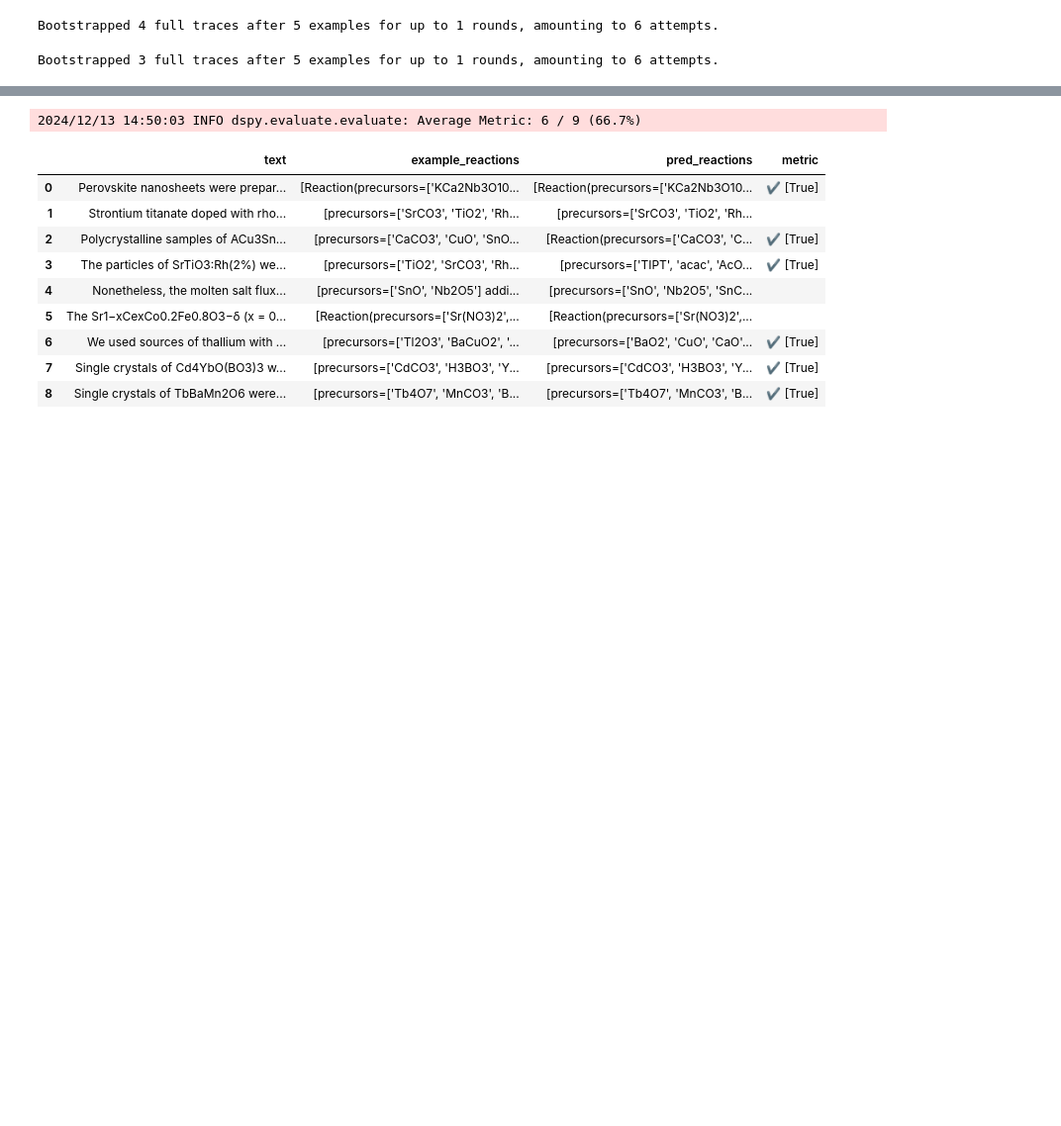
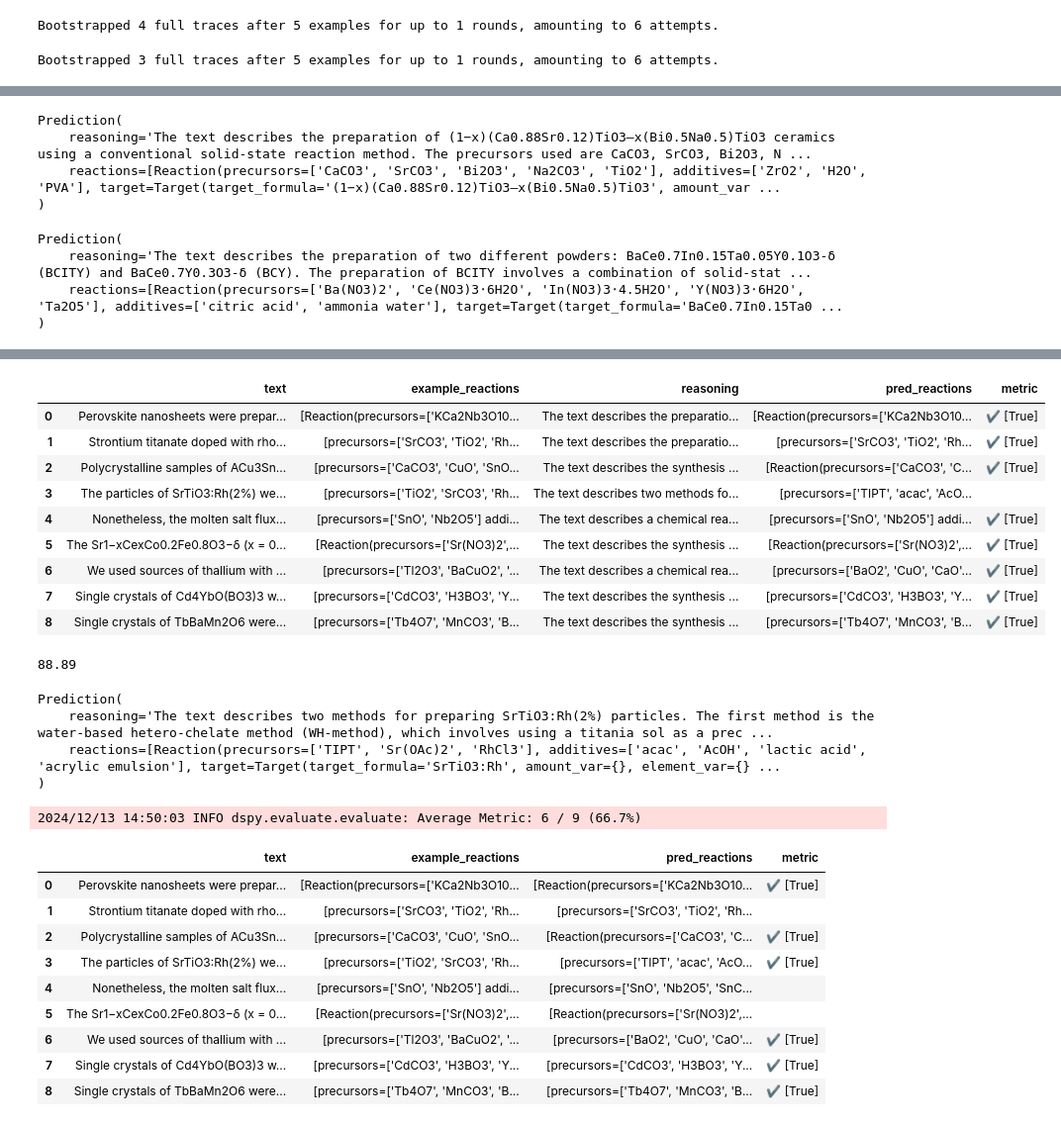
Before and after one commit to Sci-Extract/sisyphus, a Jupyter notebook: program_optimization.ipynb, the cells around one changed output, grey strips where cells are left out. Shown: that part at 99% size. Saved outputs shown, nothing was run; the diff lists cells and outputs as text; code cells hidden in the pictures; blank space fills up the shorter version.

```diff
--- a/program_optimization.ipynb
+++ b/program_optimization.ipynb
@@ -91,3 +91,6 @@ Also extract intermediate reactions and label them as such."""
 QA.__doc__ = doc
 # %%
 QA.__doc__ = "extract reactions from given text"
+# %%
+extractor = ExtractReactionWithType()
+extractor.predictor.extended_signature
@@ -169,0 +196,17 @@ evaluate = Evaluate(devset=devset, metric=metric, num_threads=10, display_progre
+# %%
+extractor(text=train[0].text)
+# %% [output]
+Prediction(
+    reasoning='The text describes the preparation of (1−x)(Ca0.88Sr0.12)TiO3–x(Bi0.5Na0.5)TiO3 ceramics using a conventional solid-state reaction method. The precursors used are CaCO3, SrCO3, Bi2O3, N ...
+    reactions=[Reaction(precursors=['CaCO3', 'SrCO3', 'Bi2O3', 'Na2CO3', 'TiO2'], additives=['ZrO2', 'H2O', 'PVA'], target=Target(target_formula='(1−x)(Ca0.88Sr0.12)TiO3–x(Bi0.5Na0.5)TiO3', amount_var ...
+)
+# %%
+extractor(text=train[5].text)
+# %% [output]
+Prediction(
+    reasoning='The text describes the preparation of two different powders: BaCe0.7In0.15Ta0.05Y0.1O3-δ (BCITY) and BaCe0.7Y0.3O3-δ (BCY). The preparation of BCITY involves a combination of solid-stat ...
+    reactions=[Reaction(precursors=['Ba(NO3)2', 'Ce(NO3)3⋅6H2O', 'In(NO3)3⋅4.5H2O', 'Y(NO3)3⋅6H2O', 'Ta2O5'], additives=['citric acid', 'ammonia water'], target=Target(target_formula='BaCe0.7In0.15Ta0 ...
+)
+# %%
+evaluate(extractor, metric=metric, num_threads=10, display_progress=True, display_table=True, devset=dev)
+# %% [output]
@@ -170,3 +214,21 @@ evaluate = Evaluate(devset=devset, metric=metric, num_threads=10, display_progre
+|  | text | example_reactions | reasoning | pred_reactions | metric |
+| 0 | Perovskite nanosheets were prepar... | [Reaction(precursors=['KCa2Nb3O10... | The text describes the preparatio... | [Reaction(precursors=['KCa2Nb3O10... | ✔️ [True] |
+| 1 | Strontium titanate doped with rho... | [precursors=['SrCO3', 'TiO2', 'Rh... | The text describes the preparatio... | [precursors=['SrCO3', 'TiO2', 'Rh... | ✔️ [True] |
+| 2 | Polycrystalline samples of ACu3Sn... | [precursors=['CaCO3', 'CuO', 'SnO... | The text describes the synthesis ... | [Reaction(precursors=['CaCO3', 'C... | ✔️ [True] |
+| 3 | The particles of SrTiO3:Rh(2%) we... | [precursors=['TiO2', 'SrCO3', 'Rh... | The text describes two methods fo... | [precursors=['TIPT', 'acac', 'AcO... |  |
+| 4 | Nonetheless, the molten salt flux... | [precursors=['SnO', 'Nb2O5'] addi... | The text describes a chemical rea... | [precursors=['SnO', 'Nb2O5'] addi... | ✔️ [True] |
+| 5 | The Sr1−xCexCo0.2Fe0.8O3−δ (x = 0... | [Reaction(precursors=['Sr(NO3)2',... | The text describes the synthesis ... | [Reaction(precursors=['Sr(NO3)2',... | ✔️ [True] |
+| 6 | We used sources of thallium with ... | [precursors=['Tl2O3', 'BaCuO2', '... | The text describes a chemical rea... | [precursors=['BaO2', 'CuO', 'CaO'... | ✔️ [True] |
+| 7 | Single crystals of Cd4YbO(BO3)3 w... | [precursors=['CdCO3', 'H3BO3', 'Y... | The text describes the synthesis ... | [precursors=['CdCO3', 'H3BO3', 'Y... | ✔️ [True] |
+| 8 | Single crystals of TbBaMn2O6 were... | [precursors=['Tb4O7', 'MnCO3', 'B... | The text describes the synthesis ... | [precursors=['Tb4O7', 'MnCO3', 'B... | ✔️ [True] |
+88.89
+# %%
+extractor(text=dev[3].text)
+# %% [output]
+Prediction(
+    reasoning='The text describes two methods for preparing SrTiO3:Rh(2%) particles. The first method is the water-based hetero-chelate method (WH-method), which involves using a titania sol as a prec ...
+    reactions=[Reaction(precursors=['TIPT', 'Sr(OAc)2', 'RhCl3'], additives=['acac', 'AcOH', 'lactic acid', 'acrylic emulsion'], target=Target(target_formula='SrTiO3:Rh', amount_var={}, element_var={} ...
+)
 # %%
 evaluate(vanilla)
 # %% [output]
```
Also changed, not shown: parts of 4 cells of this notebook, 27 other files.
